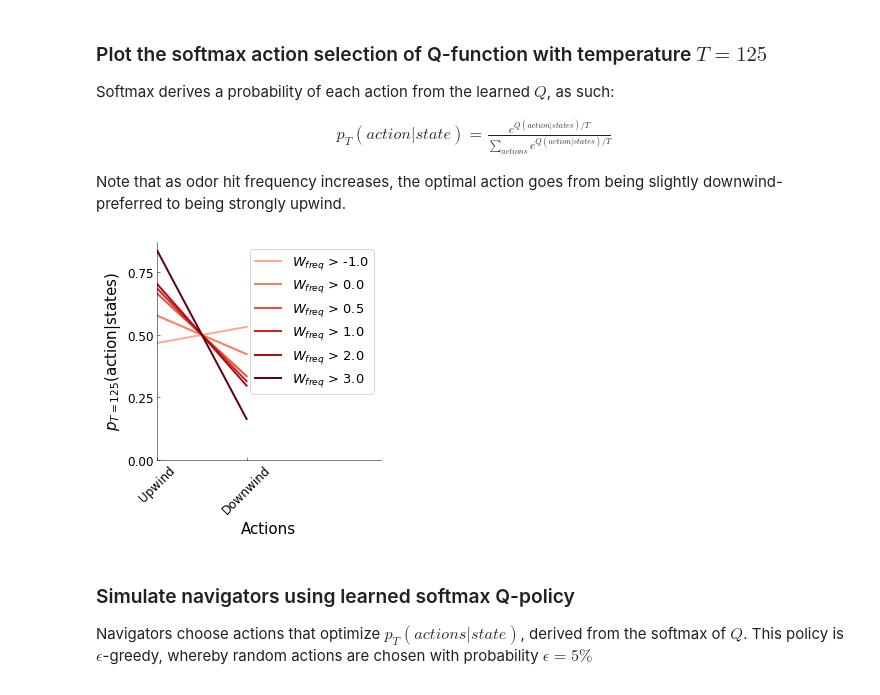
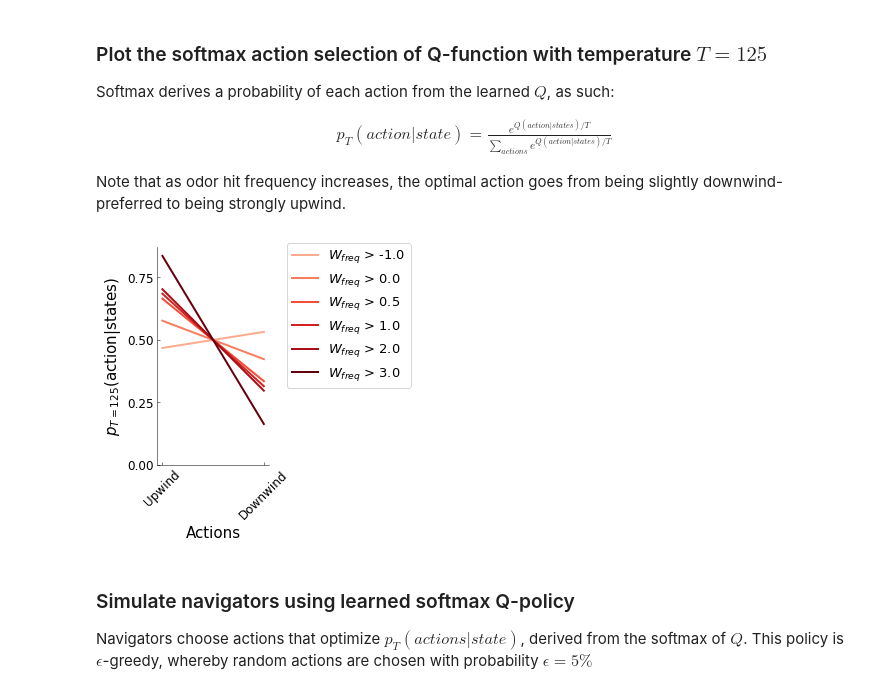
Before and after one commit to niragkadakia/odor-plume-reinforcement-learning, a Jupyter notebook: stochastic-turning model.ipynb, the cells around one changed output. Cells and saved outputs as stored; diff of their text form; code cells hidden in the pictures.

```diff
--- a/stochastic-turning model.ipynb
+++ b/stochastic-turning model.ipynb
@@ -84,15 +84,17 @@ xs, ys, Q, Q_terminal, path_lengths = a.run()
 
 Note that as odor hit frequency increases, the optimal action goes from being random to being more directed upwind.
 # %%
-fig, ax = gen_plot(1.5, 4)
+fig, ax = gen_plot(2, 4)
 colors = plt.cm.Reds(np.linspace(0.3, 1.0, a._num_states))
 for iS in range(a._num_states):
-    plt.plot(Q_terminal[iS], color=colors[iS], lw=2)
+    plt.plot(Q_terminal[iS], color=colors[iS], lw=2,
+            label='$W_{freq}$ > %.1f' % freq_bins[iS])
 
 plt.xlabel('Actions', fontsize=15)
 plt.ylabel('Q-value', fontsize=15)
 plt.xticks(range(a._num_actions), fontsize=12)
 plt.yticks(np.arange(600, 1600, 250), fontsize=12)
 ax.set_xticklabels(['Upwind', 'Downwind'], rotation=45)
+plt.legend(bbox_to_anchor=(1.1, 1.05), fontsize=13)
 plt.show()
 # %% [output]
@@ -130,24 +132,23 @@ Note that as odor hit frequency increases, the optimal action goes from being sl
 # %%
 temp = 125
 Q_norm = (np.exp(Q_terminal.T/temp)/np.sum(np.exp(Q_terminal/temp), axis=-1)).T
 
-fig, ax = gen_plot(4, 4)
+fig, ax = gen_plot(2, 4)
 colors = plt.cm.Reds(np.linspace(0.3, 1.0, a._num_states))
 for iS in range(a._num_states):
     avg_freq = max((freq_bins[iS] + freq_bins[iS + 1])/2, 0)
     plt.plot(Q_norm[iS], color=colors[iS], lw=2,
              label='$W_{freq}$ > %.1f' % freq_bins[iS])
 
 plt.xlabel('Actions', fontsize=15)
 plt.ylabel(r'$p_{T=%s}($action|states)' % temp, fontsize=15)
 plt.xticks(range(a._num_actions), fontsize=12)
 plt.yticks([0, 0.25, 0.5, 0.75], fontsize=12)
-plt.xlim(0, 2.5)
 ax.set_xticklabels(['Upwind', 'Downwind'], rotation=45)
-plt.legend(loc=1, fontsize=13)
+plt.legend(bbox_to_anchor=(1.1, 1.05), fontsize=13)
 plt.show()
 # %% [output]
-[figure, old version]
+[figure, new version]
 # %% [markdown]
 ### Simulate navigators using learned softmax Q-policy
 
```
Also changed, not shown: parts of 8 cells of this notebook, 7 other files.
